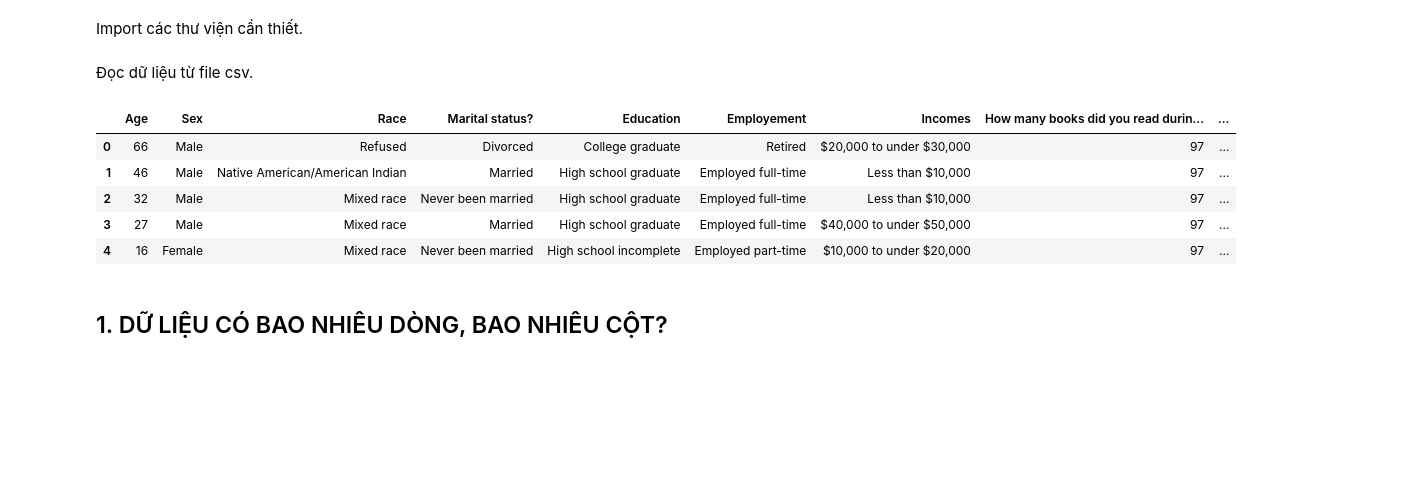
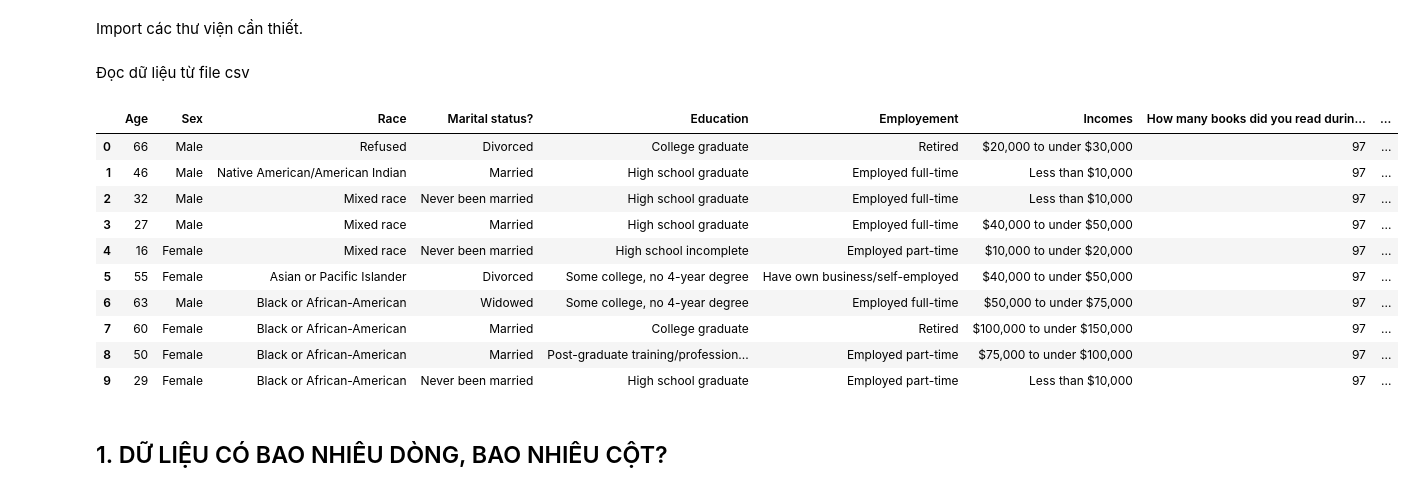
Before and after one commit to neyngnn/LTKHDL, a Jupyter notebook: notebook/Exploring.ipynb, the cells around one changed output. Saved outputs shown, nothing was run; the diff lists cells and outputs as text; code cells hidden in the pictures; blank space fills up the shorter version.

```diff
--- a/notebook/Exploring.ipynb
+++ b/notebook/Exploring.ipynb
@@ -20,18 +32,25 @@ import numpy as np
 import matplotlib.pyplot as plt
 import seaborn as sns
 # %% [markdown]
-Đọc dữ liệu từ file csv.
+Đọc dữ liệu từ file csv
 # %%
-# read file csv
+# Đọc file csv
 df = pd.read_csv('../data/data.csv')
-df.head()
-# %% [output]
-|  | Age | Sex | Race | Marital status? | Education | Employement | Incomes | How many books did you read durin... | ... |
-| 0 | 66 | Male | Refused | Divorced | College graduate | Retired | $20,000 to under $30,000 | 97 | ... |
-| 1 | 46 | Male | Native American/American Indian | Married | High school graduate | Employed full-time | Less than $10,000 | 97 | ... |
-| 2 | 32 | Male | Mixed race | Never been married | High school graduate | Employed full-time | Less than $10,000 | 97 | ... |
-| 3 | 27 | Male | Mixed race | Married | High school graduate | Employed full-time | $40,000 to under $50,000 | 97 | ... |
-| 4 | 16 | Female | Mixed race | Never been married | High school incomplete | Employed part-time | $10,000 to under $20,000 | 97 | ... |
+# %%
+# Hiển thị 10 dòng đầu tiên
+df.head(10)
+# %% [output]
+|  | Age | Sex | Race | Marital status? | Education | Employement | Incomes | How many books did you read durin... | ... |
+| 0 | 66 | Male | Refused | Divorced | College graduate | Retired | $20,000 to under $30,000 | 97 | ... |
+| 1 | 46 | Male | Native American/American Indian | Married | High school graduate | Employed full-time | Less than $10,000 | 97 | ... |
+| 2 | 32 | Male | Mixed race | Never been married | High school graduate | Employed full-time | Less than $10,000 | 97 | ... |
+| 3 | 27 | Male | Mixed race | Married | High school graduate | Employed full-time | $40,000 to under $50,000 | 97 | ... |
+| 4 | 16 | Female | Mixed race | Never been married | High school incomplete | Employed part-time | $10,000 to under $20,000 | 97 | ... |
+| 5 | 55 | Female | Asian or Pacific Islander | Divorced | Some college, no 4-year degree | Have own business/self-employed | $40,000 to under $50,000 | 97 | ... |
+| 6 | 63 | Male | Black or African-American | Widowed | Some college, no 4-year degree | Employed full-time | $50,000 to under $75,000 | 97 | ... |
+| 7 | 60 | Female | Black or African-American | Married | College graduate | Retired | $100,000 to under $150,000 | 97 | ... |
+| 8 | 50 | Female | Black or African-American | Married | Post-graduate training/profession... | Employed part-time | $75,000 to under $100,000 | 97 | ... |
+| 9 | 29 | Female | Black or African-American | Never been married | High school graduate | Employed part-time | Less than $10,000 | 97 | ... |
 # %% [markdown]
 ## 1. DỮ LIỆU CÓ BAO NHIÊU DÒNG, BAO NHIÊU CỘT?
 # %%
```
Also changed, not shown: parts of 45 cells of this notebook, 1 other file.
